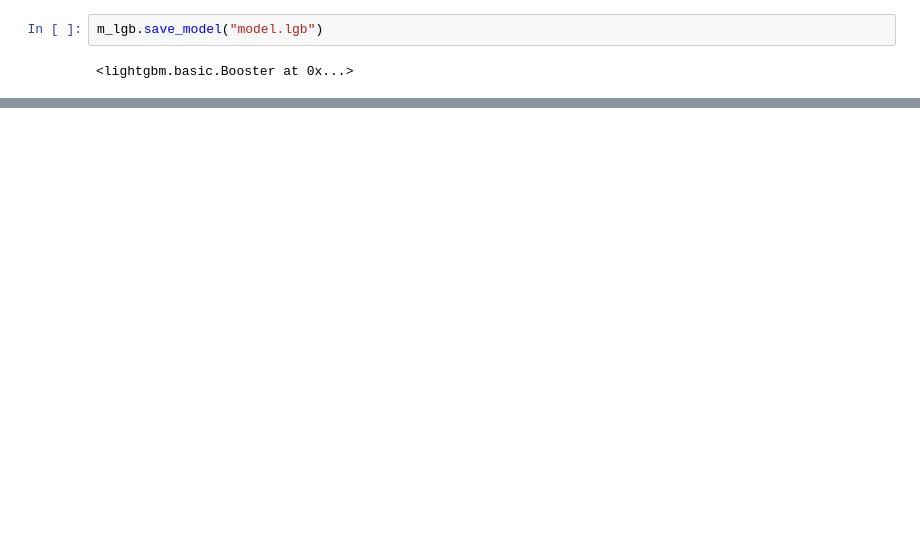
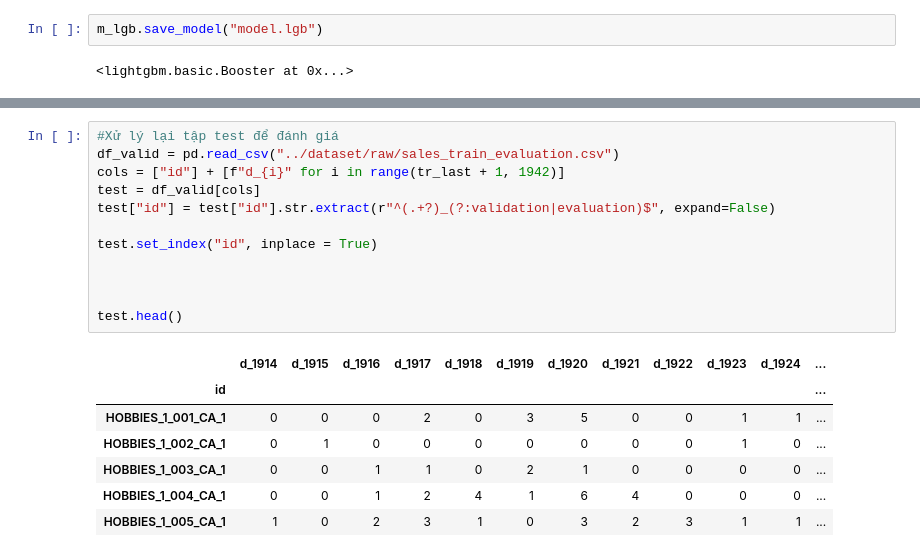
Before and after one commit to yenpth265-alt/NCKH_Optiminization_Inventory, a Jupyter notebook: notebooks/model-kaggle.ipynb, the cells around one changed output, grey strips where cells are left out. Saved outputs shown, nothing was run; the diff lists cells and outputs as text; blank space fills up the shorter version.

```diff
--- a/notebooks/model-kaggle.ipynb
+++ b/notebooks/model-kaggle.ipynb
@@ -333,0 +279,20 @@ sub.head(10)
+# %%
+#Xử lý lại tập test để đánh giá
+df_valid = pd.read_csv("../dataset/raw/sales_train_evaluation.csv")
+cols = ["id"] + [f"d_{i}" for i in range(tr_last + 1, 1942)]
+test = df_valid[cols]
+test["id"] = test["id"].str.extract(r"^(.+?)_(?:validation|evaluation)$", expand=False)
+
+test.set_index("id", inplace = True)
+
+
+
+test.head()
+# %% [output]
+|  | d_1914 | d_1915 | d_1916 | d_1917 | d_1918 | d_1919 | d_1920 | d_1921 | d_1922 | d_1923 | d_1924 | ... |
+| id |  |  |  |  |  |  |  |  |  |  |  | ... |
+| HOBBIES_1_001_CA_1 | 0 | 0 | 0 | 2 | 0 | 3 | 5 | 0 | 0 | 1 | 1 | ... |
+| HOBBIES_1_002_CA_1 | 0 | 1 | 0 | 0 | 0 | 0 | 0 | 0 | 0 | 1 | 0 | ... |
+| HOBBIES_1_003_CA_1 | 0 | 0 | 1 | 1 | 0 | 2 | 1 | 0 | 0 | 0 | 0 | ... |
+| HOBBIES_1_004_CA_1 | 0 | 0 | 1 | 2 | 4 | 1 | 6 | 4 | 0 | 0 | 0 | ... |
+| HOBBIES_1_005_CA_1 | 1 | 0 | 2 | 3 | 1 | 0 | 3 | 2 | 3 | 1 | 1 | ... |
```
Also changed, not shown: parts of 23 cells of this notebook, 3 other files.
